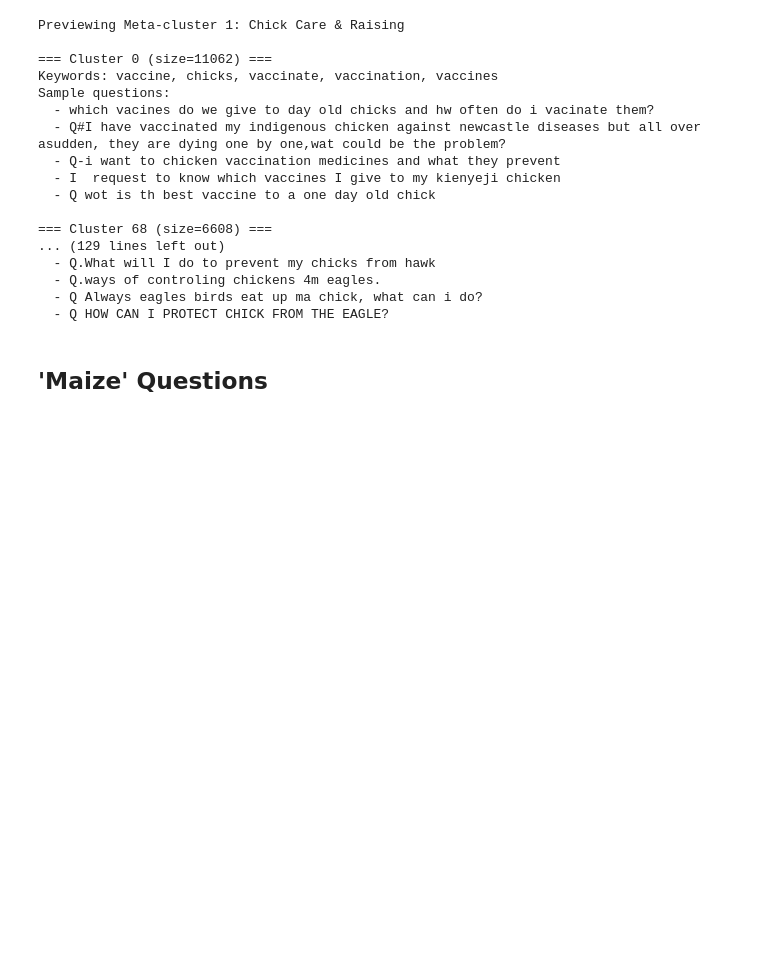
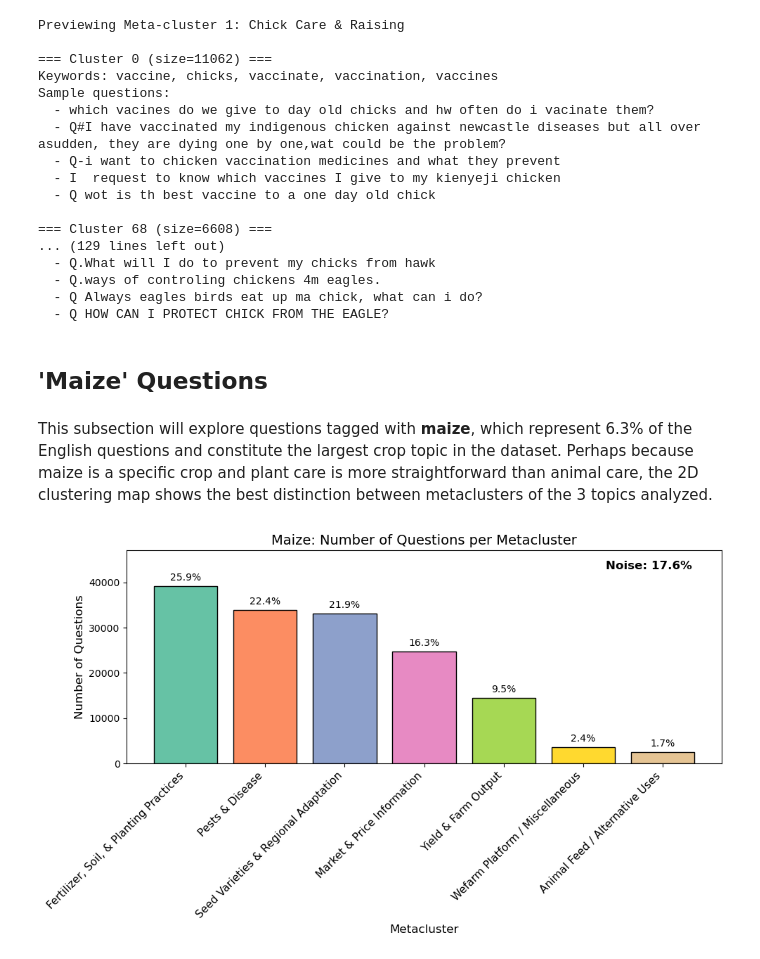
Before and after one commit to ruggbk/datakit-smallholder-farmers-fall-2025, a Jupyter notebook: BKR_generalEDA/notebooks/final_analysis.ipynb, the cells around one changed output. Cells and saved outputs as stored; diff of their text form; code cells hidden in the pictures; blank space fills up the shorter version.

```diff
--- a/BKR_generalEDA/notebooks/final_analysis.ipynb
+++ b/BKR_generalEDA/notebooks/final_analysis.ipynb
@@ -217,3 +320,5 @@ Sample questions:
   - Q HOW CAN I PROTECT CHICK FROM THE EAGLE?
 # %% [markdown]
 ## 'Maize' Questions
+# %% [markdown]
+This subsection will explore questions tagged with **maize**, which represent 6.3% of the English questions and constitute the largest crop topic in the dataset. Perhaps because maize is a specific crop and plant care is more straightforward than animal care, the 2D clustering map shows the best distinction between metaclusters of the 3 topics analyzed.
@@ -219,0 +327,4 @@ Sample questions:
+# %%
+plot_metacluster_distribution(maize_df, title="Maize: Number of Questions per Metacluster")
+# %% [output]
+[figure, added]
```
Also changed, not shown: parts of 16 cells of this notebook.
